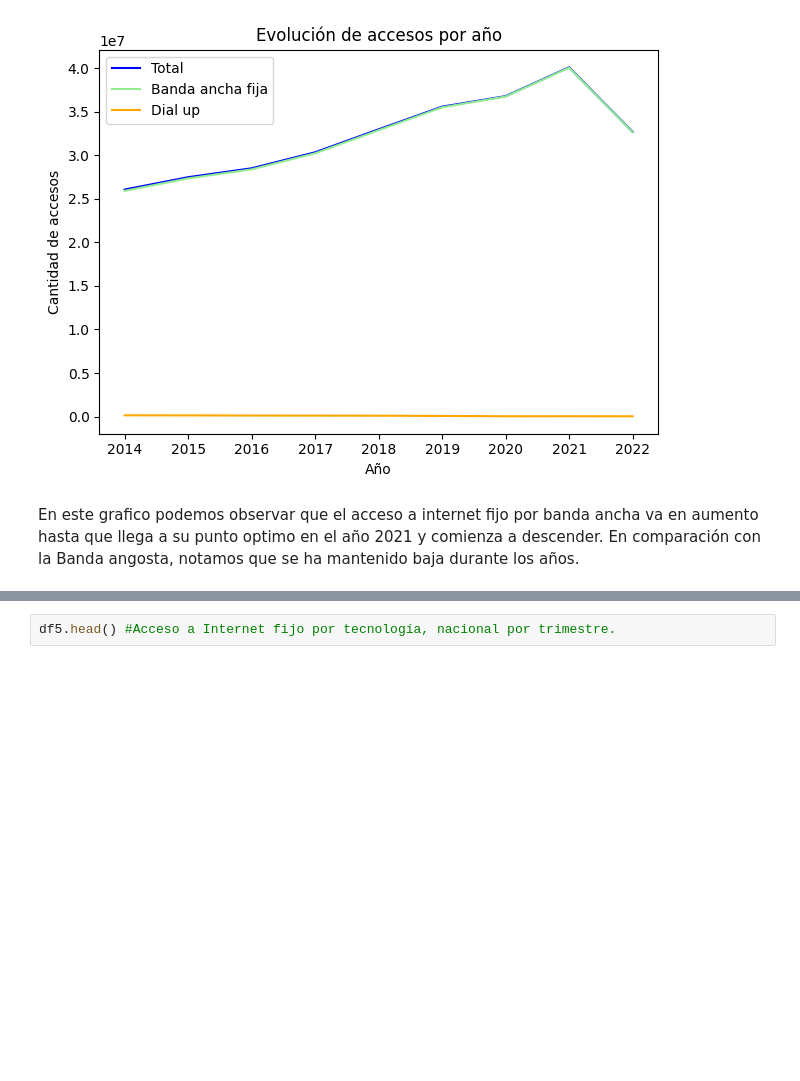
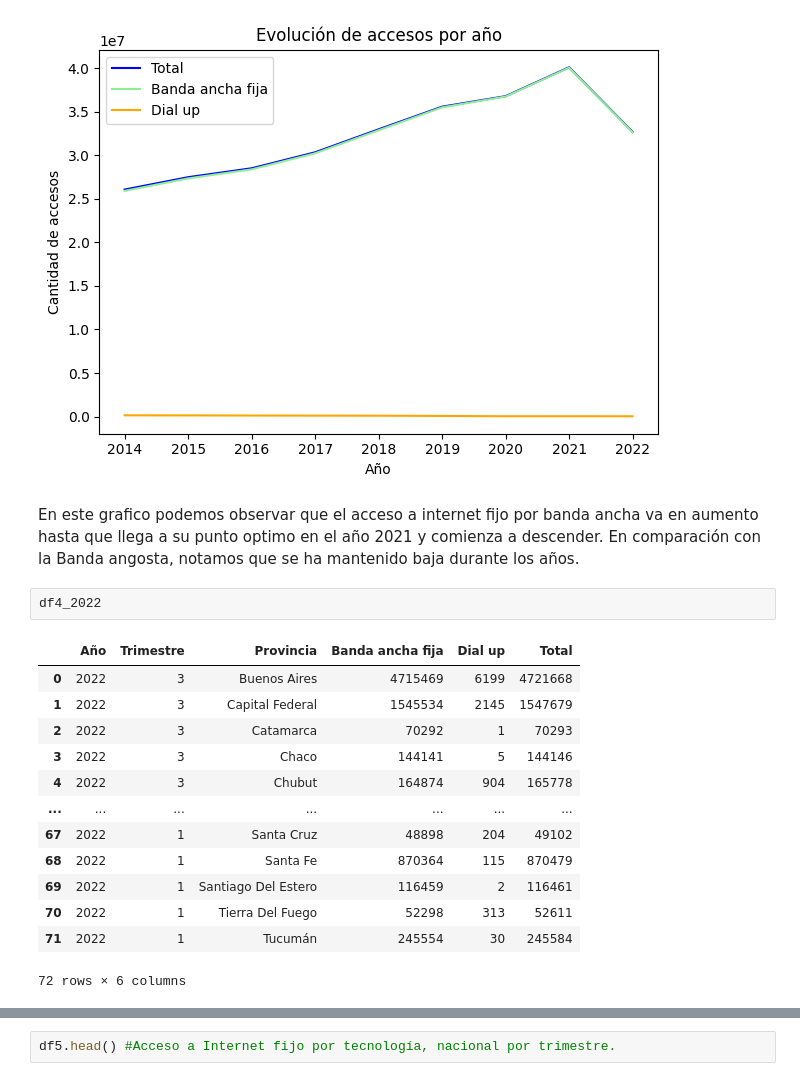
Before and after one commit to Joli1605/Trabajo-Individual-N-2, a Jupyter notebook: EDA.ipynb, the cells around one changed output, grey strips where cells are left out. Cells and saved outputs as stored; diff of their text form; blank space fills up the shorter version.

```diff
--- a/EDA.ipynb
+++ b/EDA.ipynb
@@ -623,3 +623,19 @@ plt.show()
 [figure]
 # %% [markdown]
 En este grafico podemos observar que el acceso a internet fijo por banda ancha va en aumento hasta que llega a su punto optimo en el año 2021 y comienza a descender. En comparación con la Banda angosta, notamos que se ha mantenido baja durante los años.
+# %%
+df4_2022
+# %% [output]
+|  | Año | Trimestre | Provincia | Banda ancha fija | Dial up | Total |
+| 0 | 2022 | 3 | Buenos Aires | 4715469 | 6199 | 4721668 |
+| 1 | 2022 | 3 | Capital Federal | 1545534 | 2145 | 1547679 |
+| 2 | 2022 | 3 | Catamarca | 70292 | 1 | 70293 |
+| 3 | 2022 | 3 | Chaco | 144141 | 5 | 144146 |
+| 4 | 2022 | 3 | Chubut | 164874 | 904 | 165778 |
+| ... | ... | ... | ... | ... | ... | ... |
+| 67 | 2022 | 1 | Santa Cruz | 48898 | 204 | 49102 |
+| 68 | 2022 | 1 | Santa Fe | 870364 | 115 | 870479 |
+| 69 | 2022 | 1 | Santiago Del Estero | 116459 | 2 | 116461 |
+| 70 | 2022 | 1 | Tierra Del Fuego | 52298 | 313 | 52611 |
+| 71 | 2022 | 1 | Tucumán | 245554 | 30 | 245584 |
+72 rows × 6 columns
```
Also changed, not shown: parts of 7 cells of this notebook.
